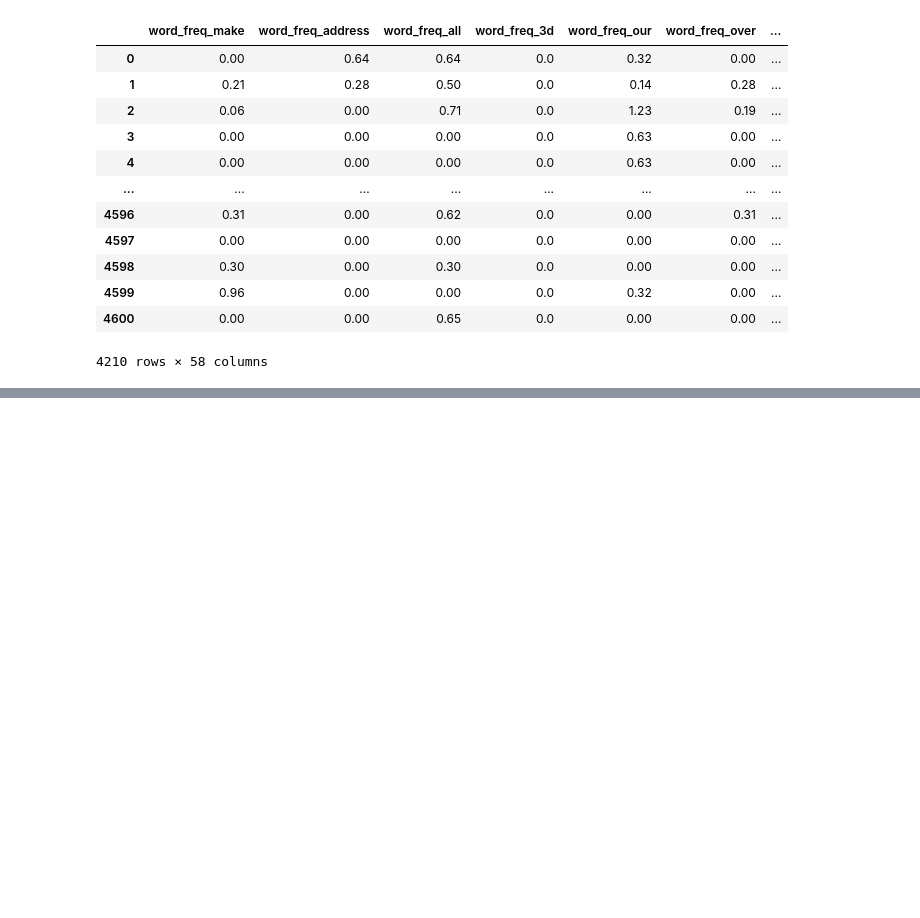
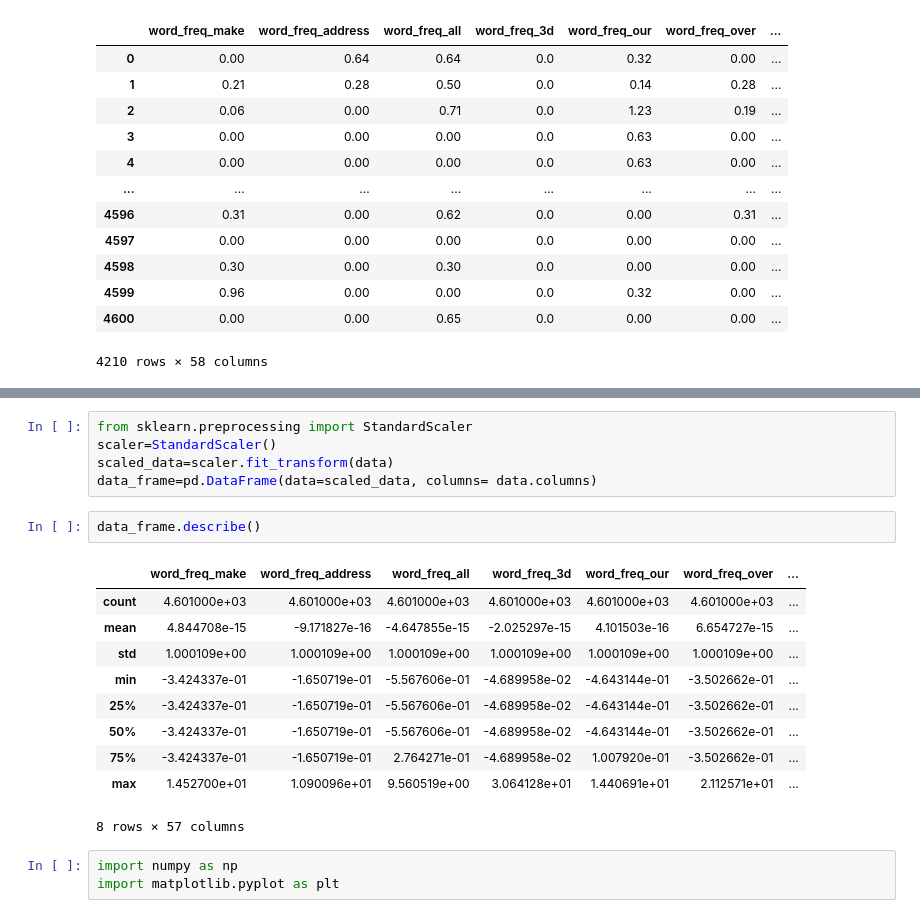
Before and after one commit to MathushanM/Machine-Learning-Course-Work, a Jupyter notebook: ML_Coursework.ipynb, the cells around one changed output, grey strips where cells are left out. Drawn from its saved outputs; the diff is of its cells as text; blank space fills up the shorter version.

```diff
--- a/ML_Coursework.ipynb
+++ b/ML_Coursework.ipynb
@@ -56,0 +101,21 @@ data_set.drop_duplicates()
+# %%
+from sklearn.preprocessing import StandardScaler
+scaler=StandardScaler()
+scaled_data=scaler.fit_transform(data)
+data_frame=pd.DataFrame(data=scaled_data, columns= data.columns)
+# %%
+data_frame.describe()
+# %% [output]
+|  | word_freq_make | word_freq_address | word_freq_all | word_freq_3d | word_freq_our | word_freq_over | ... |
+| count | 4.601000e+03 | 4.601000e+03 | 4.601000e+03 | 4.601000e+03 | 4.601000e+03 | 4.601000e+03 | ... |
+| mean | 4.844708e-15 | -9.171827e-16 | -4.647855e-15 | -2.025297e-15 | 4.101503e-16 | 6.654727e-15 | ... |
+| std | 1.000109e+00 | 1.000109e+00 | 1.000109e+00 | 1.000109e+00 | 1.000109e+00 | 1.000109e+00 | ... |
+| min | -3.424337e-01 | -1.650719e-01 | -5.567606e-01 | -4.689958e-02 | -4.643144e-01 | -3.502662e-01 | ... |
+| 25% | -3.424337e-01 | -1.650719e-01 | -5.567606e-01 | -4.689958e-02 | -4.643144e-01 | -3.502662e-01 | ... |
+| 50% | -3.424337e-01 | -1.650719e-01 | -5.567606e-01 | -4.689958e-02 | -4.643144e-01 | -3.502662e-01 | ... |
+| 75% | -3.424337e-01 | -1.650719e-01 | 2.764271e-01 | -4.689958e-02 | 1.007920e-01 | -3.502662e-01 | ... |
+| max | 1.452700e+01 | 1.090096e+01 | 9.560519e+00 | 3.064128e+01 | 1.440691e+01 | 2.112571e+01 | ... |
+8 rows × 57 columns
+# %%
+import numpy as np
+import matplotlib.pyplot as plt
```
Also changed, not shown: parts of 4 cells of this notebook.
